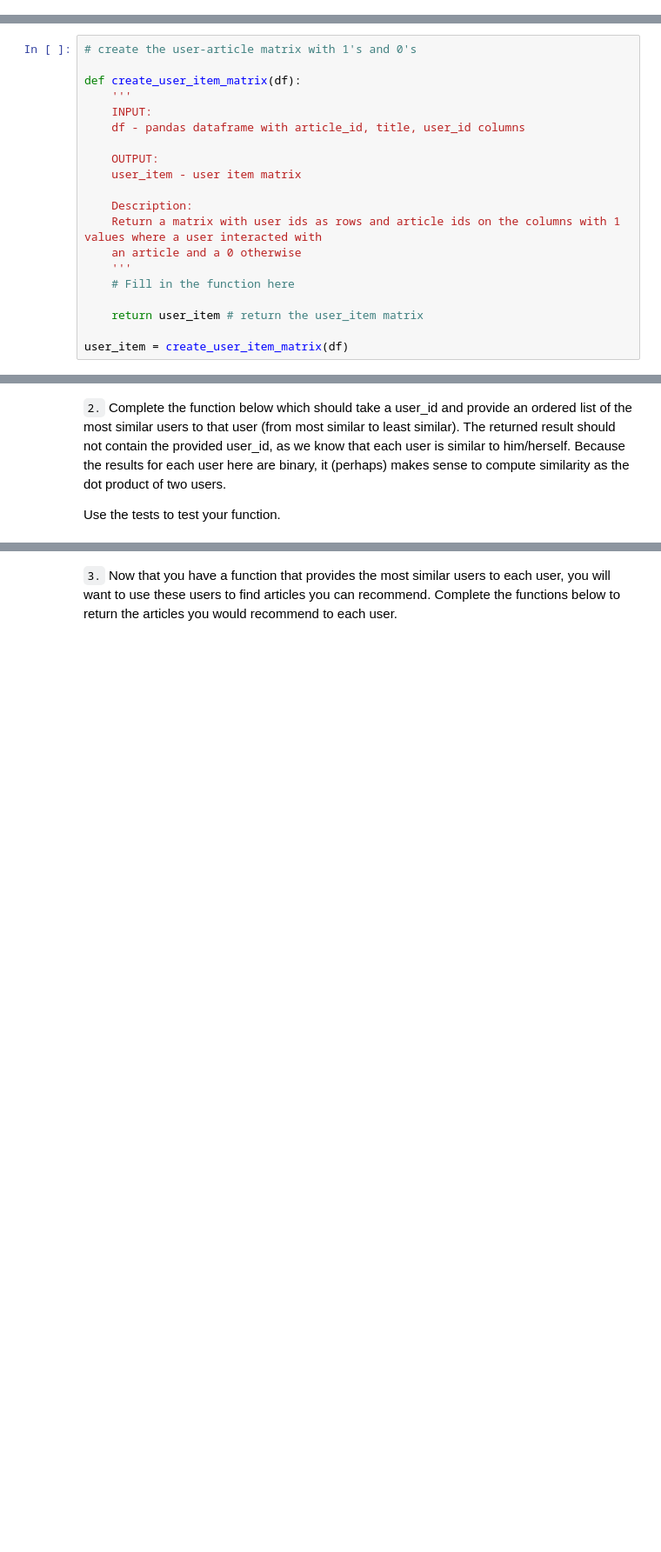
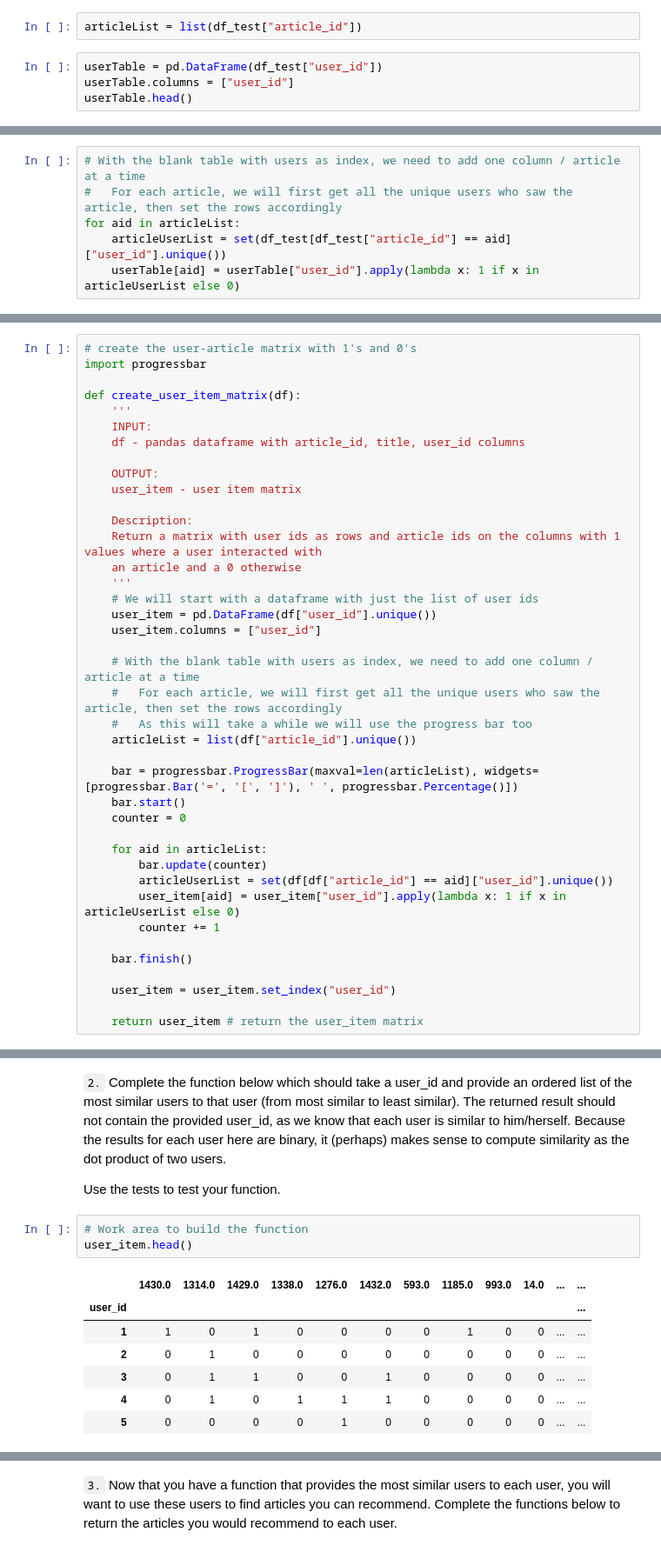
Before and after one commit to ronald-leung/Udacity-Exercises, a Jupyter notebook: DataScienceNanoDegree/Project3/Recommendations_with_IBM.ipynb, the cells around one changed output, grey strips where cells are left out. Shown at 87% size. Drawn from its saved outputs; the diff is of its cells as text; blank space fills up the shorter version.

Commit message:
Completed recommendation up to base user_user_recs

```diff
--- a/DataScienceNanoDegree/Project3/Recommendations_with_IBM.ipynb
+++ b/DataScienceNanoDegree/Project3/Recommendations_with_IBM.ipynb
@@ -440,0 +448,6 @@ df.head()
+# %%
+articleList = list(df_test["article_id"])
+# %%
+userTable = pd.DataFrame(df_test["user_id"])
+userTable.columns = ["user_id"]
+userTable.head()
@@ -440,0 +461,6 @@ df.head()
+# %%
+# With the blank table with users as index, we need to add one column / article at a time
+#   For each article, we will first get all the unique users who saw the article, then set the rows accordingly
+for aid in articleList:
+    articleUserList = set(df_test[df_test["article_id"] == aid]["user_id"].unique())
+    userTable[aid] = userTable["user_id"].apply(lambda x: 1 if x in articleUserList else 0)
@@ -441,5 +479,6 @@ df.head()
 # %%
 # create the user-article matrix with 1's and 0's
+import progressbar
 
 def create_user_item_matrix(df):
     '''
@@ -453,8 +492,27 @@ def create_user_item_matrix(df):
     Return a matrix with user ids as rows and article ids on the columns with 1 values where a user interacted with
     an article and a 0 otherwise
     '''
-    # Fill in the function here
+    # We will start with a dataframe with just the list of user ids
+    user_item = pd.DataFrame(df["user_id"].unique())
+    user_item.columns = ["user_id"]
+
+    # With the blank table with users as index, we need to add one column / article at a time
+    #   For each article, we will first get all the unique users who saw the article, then set the rows accordingly
+    #   As this will take a while we will use the progress bar too
+    articleList = list(df["article_id"].unique())
+
+    bar = progressbar.ProgressBar(maxval=len(articleList), widgets=[progressbar.Bar('=', '[', ']'), ' ', progressbar.Percentage()])
+    bar.start()
+    counter = 0
+
+    for aid in articleList:
+        bar.update(counter)
+        articleUserList = set(df[df["article_id"] == aid]["user_id"].unique())
+        user_item[aid] = user_item["user_id"].apply(lambda x: 1 if x in articleUserList else 0)
+        counter += 1
+
+    bar.finish()
+
+    user_item = user_item.set_index("user_id")
 
     return user_item # return the user_item matrix
-
-user_item = create_user_item_matrix(df)
@@ -470,3 +536,14 @@ print("You have passed our quick tests!  Please proceed!")
 `2.` Complete the function below which should take a user_id and provide an ordered list of the most similar users to that user (from most similar to least similar).  The returned result should not contain the provided user_id, as we know that each user is similar to him/herself. Because the results for each user here are binary, it (perhaps) makes sense to compute similarity as the dot product of two users.
 
 Use the tests to test your function.
+# %%
+# Work area to build the function
+user_item.head()
+# %% [output]
+|  | 1430.0 | 1314.0 | 1429.0 | 1338.0 | 1276.0 | 1432.0 | 593.0 | 1185.0 | 993.0 | 14.0 | ... | ... |
+| user_id |  |  |  |  |  |  |  |  |  |  |  | ... |
+| 1 | 1 | 0 | 1 | 0 | 0 | 0 | 0 | 1 | 0 | 0 | ... | ... |
+| 2 | 0 | 1 | 0 | 0 | 0 | 0 | 0 | 0 | 0 | 0 | ... | ... |
+| 3 | 0 | 1 | 1 | 0 | 0 | 1 | 0 | 0 | 0 | 0 | ... | ... |
+| 4 | 0 | 1 | 0 | 1 | 1 | 1 | 0 | 0 | 0 | 0 | ... | ... |
+| 5 | 0 | 0 | 0 | 0 | 1 | 0 | 0 | 0 | 0 | 0 | ... | ... |
```
Also changed, not shown: parts of 34 cells of this notebook.
